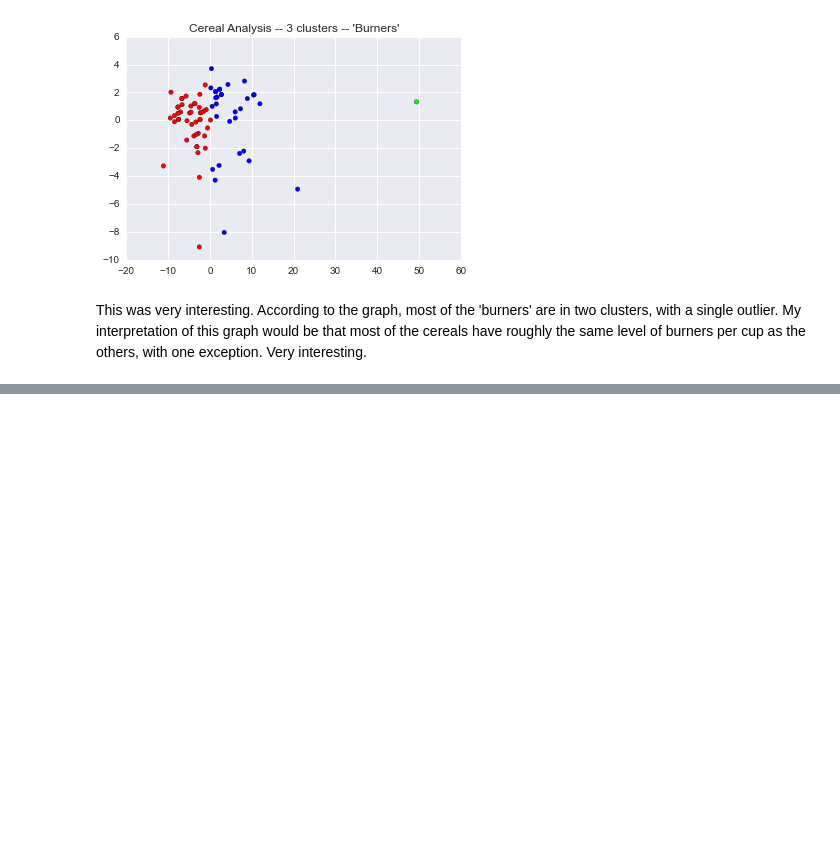
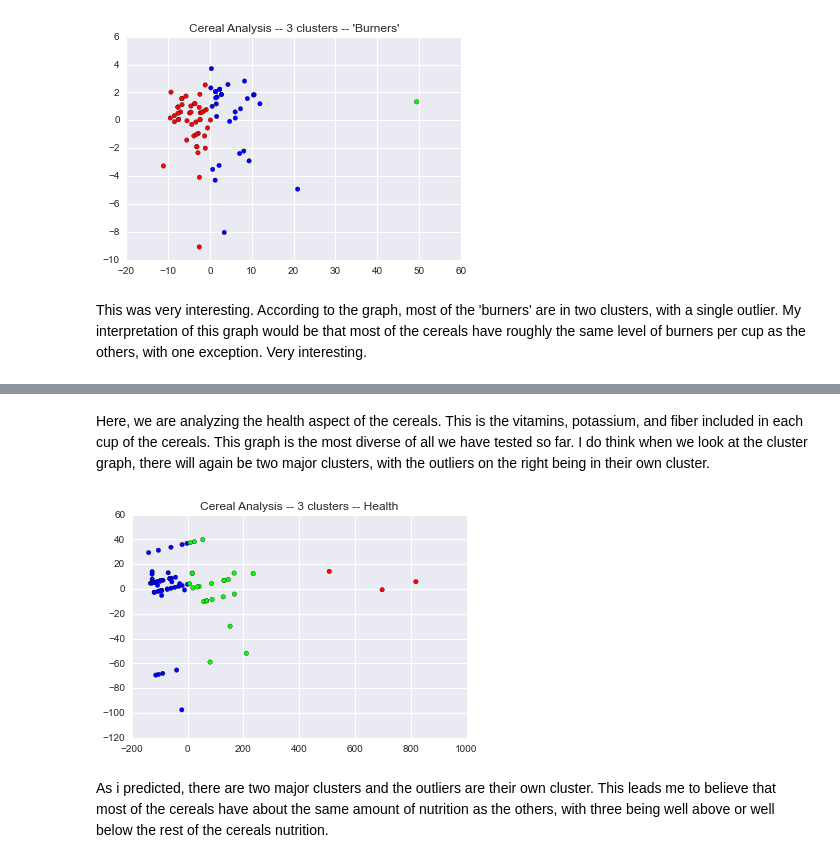
Before and after one commit to tiy-gvl-python-2015-09/honey-nut-clusters, a Jupyter notebook: Cereasly Awesome.ipynb, the cells around one changed output, grey strips where cells are left out. Cells and saved outputs as stored; diff of their text form; code cells hidden in the pictures; blank space fills up the shorter version.

```diff
--- a/Cereasly Awesome.ipynb
+++ b/Cereasly Awesome.ipynb
@@ -154,0 +166,11 @@ This was very interesting.  According to the graph, most of the 'burners' are in
+# %% [markdown]
+Here, we are analyzing the health aspect of the cereals.  This is the vitamins, potassium, and fiber included in each cup of the cereals.  This graph is the most diverse of all we have tested so far.  I do think when we look at the cluster graph, there will again be two major clusters, with the outliers on the right being in their own cluster.
+# %%
+c3_health = kmeans3.fit_predict(reduced_health)
+plt.scatter(reduced_health[:, 0], reduced_health[:, 1], c=c3_health, cmap="brg")
+plt.title("Cereal Analysis -- 3 clusters -- Health")
+plt.show()
+# %% [output]
+[figure, added]
+# %% [markdown]
+As i predicted, there are two major clusters and the outliers are their own cluster.  This leads me to believe that most of the cereals have about the same amount of nutrition as the others, with three being well above or well below the rest of the cereals nutrition.
```
Also changed, not shown: parts of 2 cells of this notebook.
